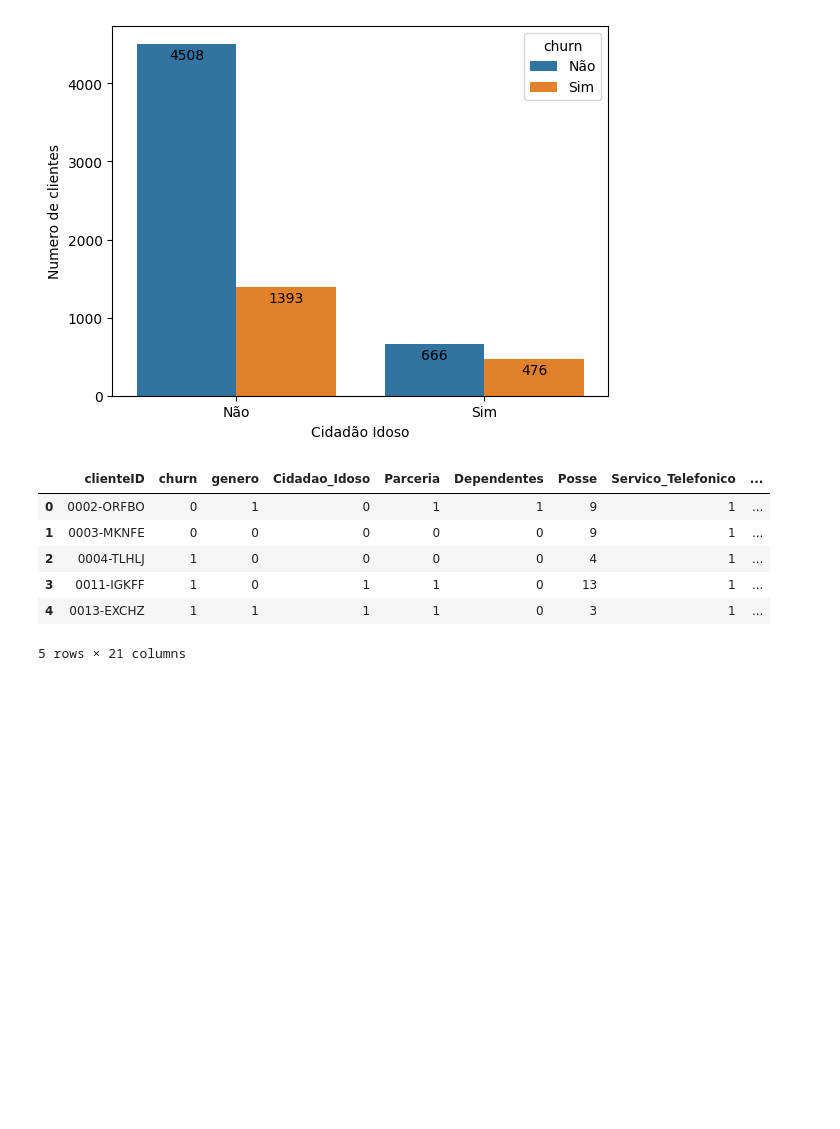
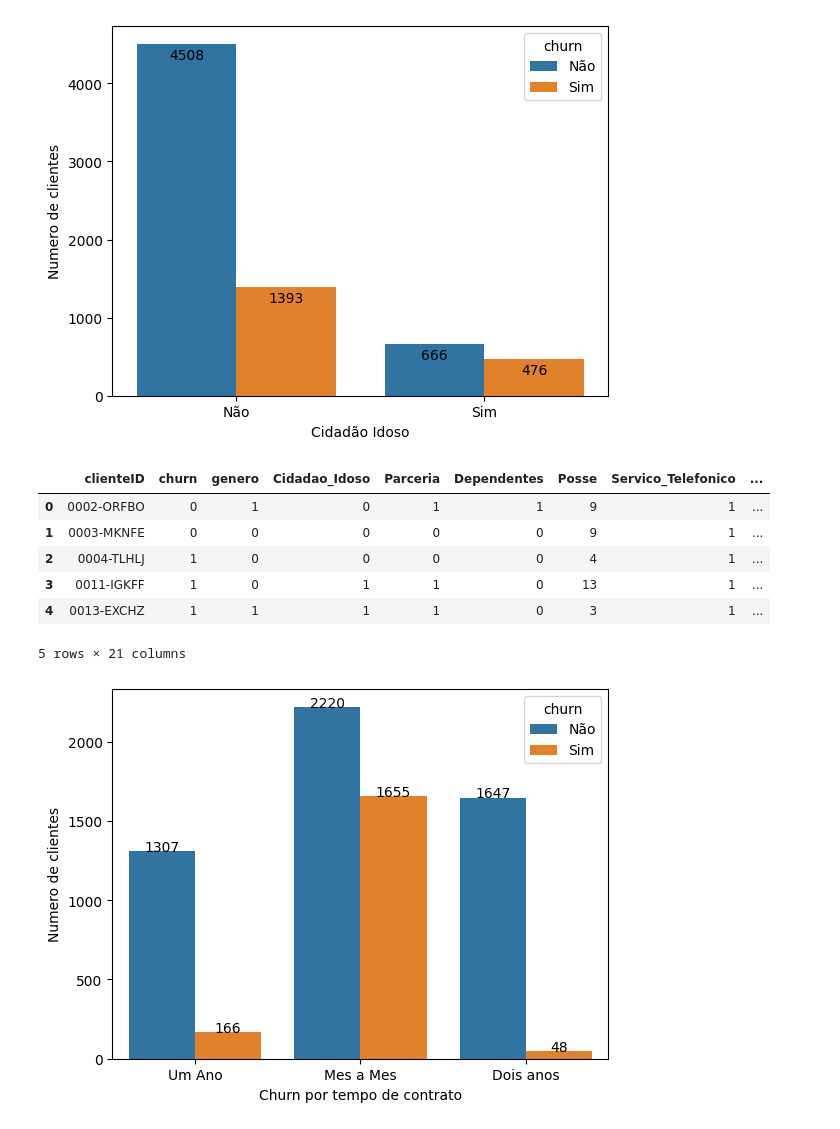
Before and after one commit to JvNeo/Data-Science, a Jupyter notebook: Alura_Challenge_Data_Science.ipynb, the cells around one changed output. Saved outputs shown, nothing was run; the diff lists cells and outputs as text; code cells hidden in the pictures; blank space fills up the shorter version.

```diff
--- a/Alura_Challenge_Data_Science.ipynb
+++ b/Alura_Challenge_Data_Science.ipynb
@@ -600,3 +600,16 @@ dados2.head()
 | 3 | 0011-IGKFF | 1 | 0 | 1 | 1 | 0 | 13 | 1 | ... |
 | 4 | 0013-EXCHZ | 1 | 1 | 1 | 1 | 0 | 3 | 1 | ... |
 5 rows × 21 columns
+# %%
+ax = sns.countplot(data=dados2, x='Contrato', hue='churn')
+for p in ax.patches:
+  altura= p.get_height()
+  if altura > 0:
+    ax.text(p.get_x() + p.get_width() / 2., altura - 0,
+    f'{int(altura)}', ha= 'center', fontsize=10)
+plt.xlabel('Churn por tempo de contrato')
+plt.ylabel('Numero de clientes')
+plt.legend(title='churn', labels=['Não', 'Sim'])
+plt.show()
+# %% [output]
+[figure, added]
```
